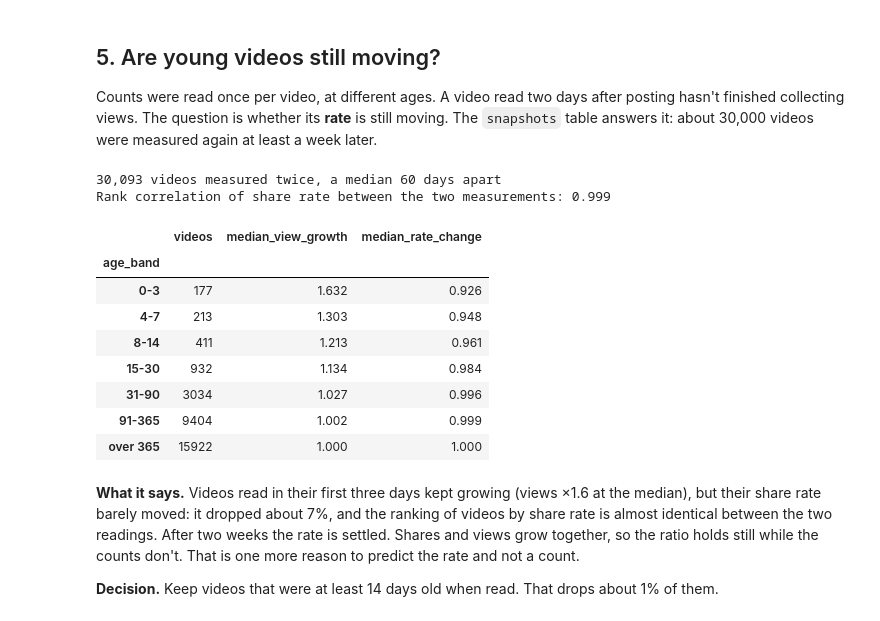
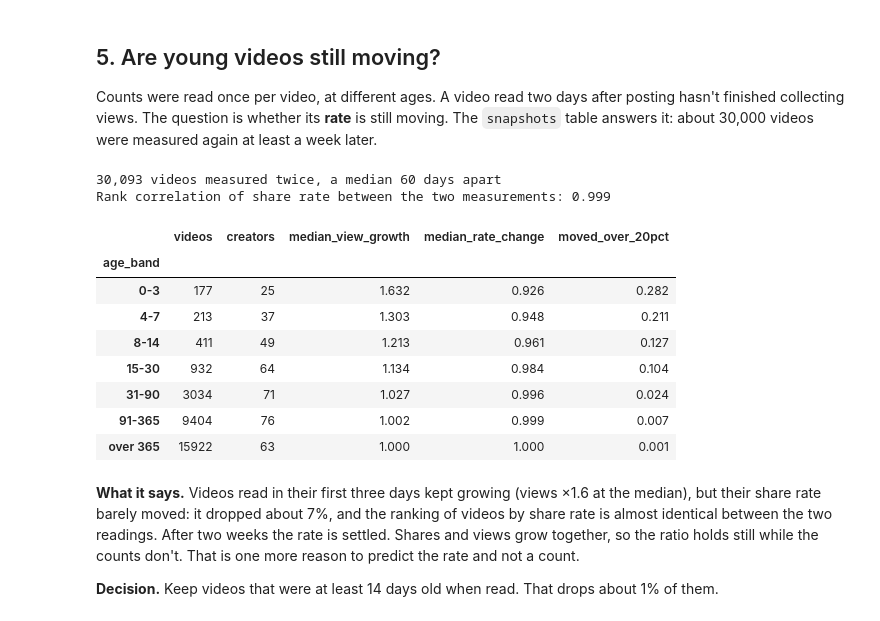
Before and after one commit to saricmilos/share-rate-prediction, a Jupyter notebook: notebooks/01_eda_target.ipynb, the cells around one changed output. Cells and saved outputs as stored; diff of their text form; code cells hidden in the pictures.

Commit message:
Show what "the rate settles after two weeks" rests on: creators per age band, and the share of videos whose rate later moved by more than 20%
Videos first read at 15 to 30 days old: 932 from 64 creators, a median change of x0.984 later, 10.4% moved by more than 20%. The as-of baseline leans on this band: the median window holds 16 videos that were 14 to 30 days old when the target video went up.

```diff
--- a/notebooks/01_eda_target.ipynb
+++ b/notebooks/01_eda_target.ipynb
@@ -197,43 +197,45 @@ snaps = pd.read_sql(
 )
 for column in ["captured_at", "published_at"]:
     snaps[column] = pd.to_datetime(snaps[column], utc=True, format="ISO8601")
 snaps = snaps.sort_values("captured_at")
 
 per_video = snaps.groupby(["username", "video_id"])
 first, last = per_video.first(), per_video.last()
 moves = pd.DataFrame({
     "measurements": per_video.size(),
     "age_at_first": (first.captured_at - first.published_at).dt.days,
     "days_between": (last.captured_at - first.captured_at).dt.days,
     "rate_first": first.shares / first.views * 1000,
     "rate_last": last.shares / last.views * 1000,
     "view_growth": last.views / first.views,
 })
 moves = moves[(moves.measurements >= 2) & (moves.days_between >= 7) & (first.views >= MIN_VIEWS)]
 moves["rate_change"] = (moves.rate_last + 0.01) / (moves.rate_first + 0.01)
 moves["age_band"] = pd.cut(moves.age_at_first, [-1, 3, 7, 14, 30, 90, 365, 10_000],
                            labels=["0-3", "4-7", "8-14", "15-30", "31-90", "91-365", "over 365"])
 
 print(f"{len(moves):,} videos measured twice, a median {moves.days_between.median():.0f} days apart")
 print(f"Rank correlation of share rate between the two measurements: "
       f"{moves[['rate_first', 'rate_last']].corr(method='spearman').iloc[0, 1]:.3f}")
-moves.groupby("age_band", observed=True).agg(
+moves.reset_index().groupby("age_band", observed=True).agg(
     videos=("view_growth", "size"),
+    creators=("username", "nunique"),
     median_view_growth=("view_growth", "median"),
     median_rate_change=("rate_change", "median"),
+    moved_over_20pct=("rate_change", lambda change: ((change > 1.2) | (change < 1 / 1.2)).mean()),
 ).round(3)
 # %% [output]
 30,093 videos measured twice, a median 60 days apart
 Rank correlation of share rate between the two measurements: 0.999
-|  | videos | median_view_growth | median_rate_change |
-| age_band |  |  |  |
-| 0-3 | 177 | 1.632 | 0.926 |
-| 4-7 | 213 | 1.303 | 0.948 |
-| 8-14 | 411 | 1.213 | 0.961 |
-| 15-30 | 932 | 1.134 | 0.984 |
-| 31-90 | 3034 | 1.027 | 0.996 |
-| 91-365 | 9404 | 1.002 | 0.999 |
-| over 365 | 15922 | 1.000 | 1.000 |
+|  | videos | creators | median_view_growth | median_rate_change | moved_over_20pct |
+| age_band |  |  |  |  |  |
+| 0-3 | 177 | 25 | 1.632 | 0.926 | 0.282 |
+| 4-7 | 213 | 37 | 1.303 | 0.948 | 0.211 |
+| 8-14 | 411 | 49 | 1.213 | 0.961 | 0.127 |
+| 15-30 | 932 | 64 | 1.134 | 0.984 | 0.104 |
+| 31-90 | 3034 | 71 | 1.027 | 0.996 | 0.024 |
+| 91-365 | 9404 | 76 | 1.002 | 0.999 | 0.007 |
+| over 365 | 15922 | 63 | 1.000 | 1.000 | 0.001 |
 # %% [markdown]
 **What it says.** Videos read in their first three days kept growing (views ×1.6 at the median), but their share
 rate barely moved: it dropped about 7%, and the ranking of videos by share rate is almost identical between the two
```
